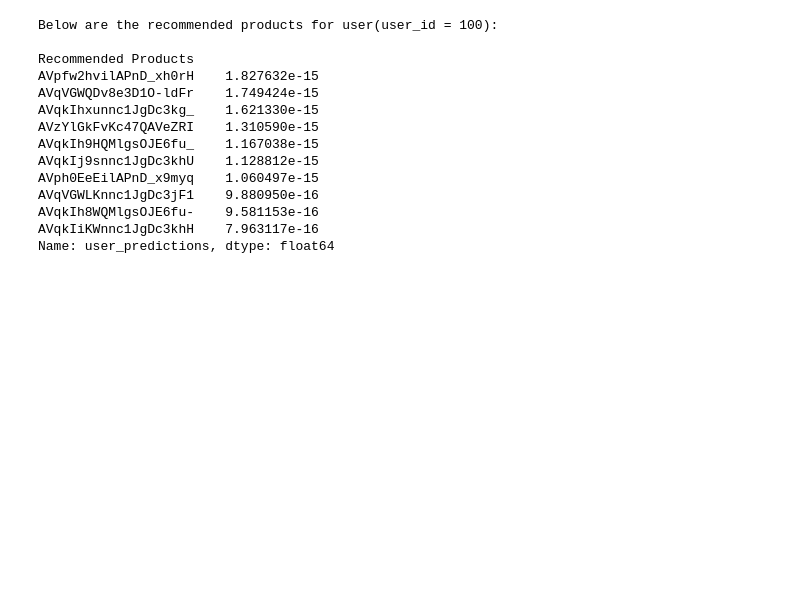
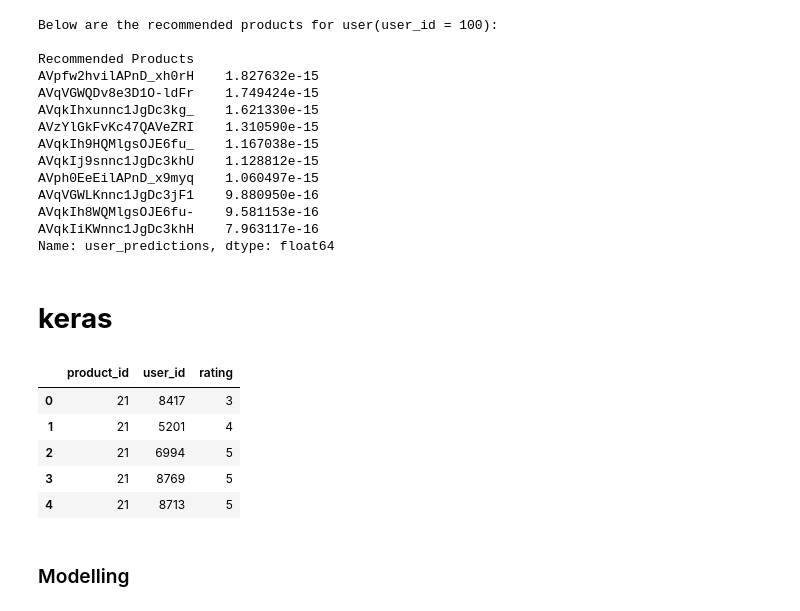
Before and after one commit to vngeno/E-COMMERCE-RECOMMENDATION-SYSTEM-, a Jupyter notebook: Collaborative_Recommendation_System.ipynb, the cells around one changed output. Cells and saved outputs as stored; diff of their text form; code cells hidden in the pictures; blank space fills up the shorter version.

```diff
--- a/Collaborative_Recommendation_System.ipynb
+++ b/Collaborative_Recommendation_System.ipynb
@@ -455,3 +455,17 @@ AVqVGWLKnnc1JgDc3jF1    9.880950e-16
 AVqkIh8WQMlgsOJE6fu-    9.581153e-16
 AVqkIiKWnnc1JgDc3khH    7.963117e-16
 Name: user_predictions, dtype: float64
+# %% [markdown]
+# **keras**
+# %%
+#Getting the data
+dataset=df[['id','reviews_username','reviews_rating']]
+dataset=dataset.rename(columns={'id':'product_id','reviews_username':'user_id','reviews_rating':'rating','reviews_username':'user_id'})
+dataset.head()
+# %% [output]
+|  | product_id | user_id | rating |
+| 0 | 21 | 8417 | 3 |
+| 1 | 21 | 5201 | 4 |
+| 2 | 21 | 6994 | 5 |
+| 3 | 21 | 8769 | 5 |
+| 4 | 21 | 8713 | 5 |
@@ -457,0 +477,2 @@ Name: user_predictions, dtype: float64
+# %% [markdown]
+### Modelling
```
Also changed, not shown: parts of 12 cells of this notebook.
